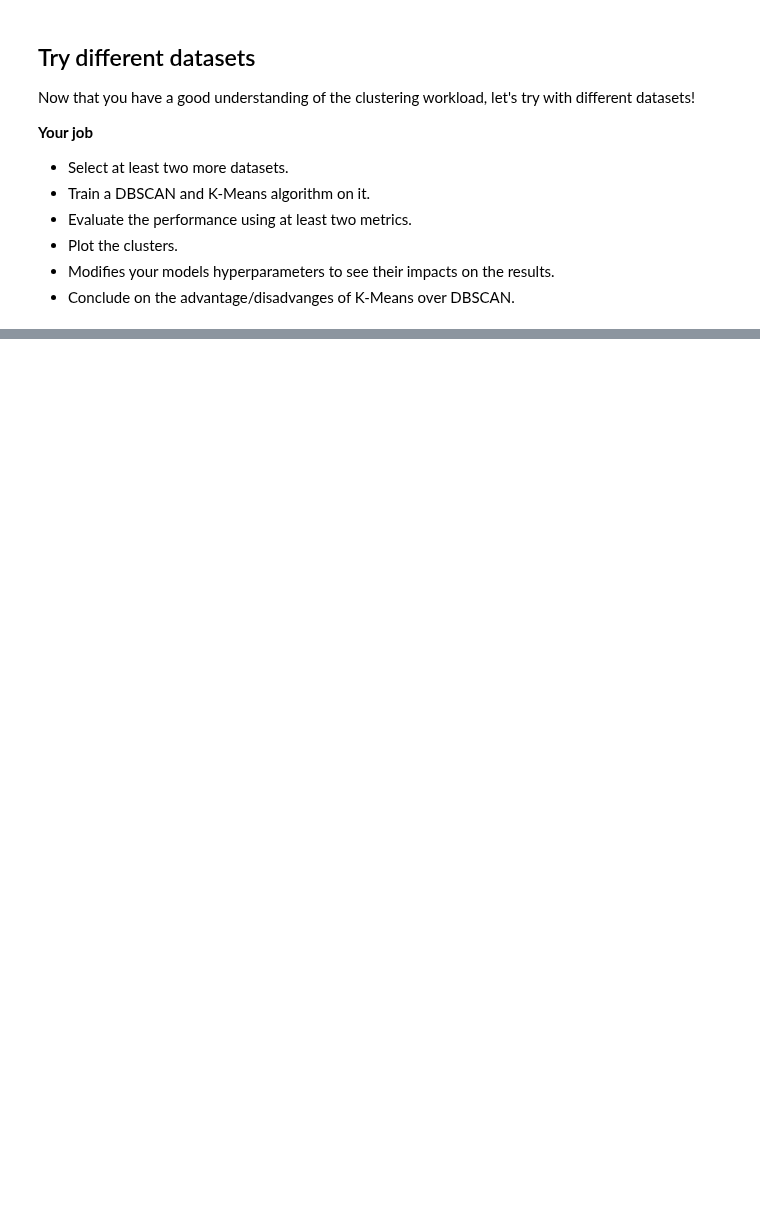
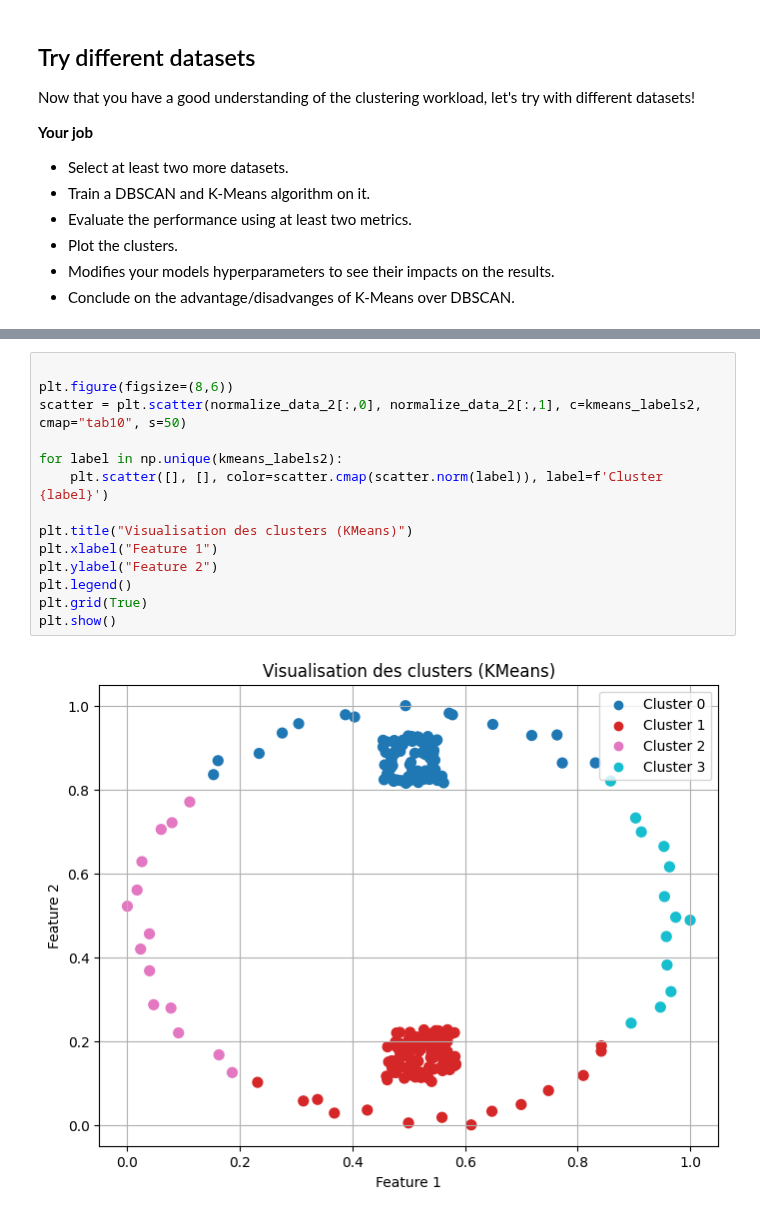
Before and after one commit to Xxxxr096/Project_maching_learning, a Jupyter notebook: part2_unsupervised_learning/1_clustering/clustering.ipynb, the cells around one changed output, grey strips where cells are left out. Drawn from its saved outputs; the diff is of its cells as text; blank space fills up the shorter version.

```diff
--- a/part2_unsupervised_learning/1_clustering/clustering.ipynb
+++ b/part2_unsupervised_learning/1_clustering/clustering.ipynb
@@ -221,0 +319,16 @@ Now that you have a good understanding of the clustering workload, let's try wit
+# %%
+
+plt.figure(figsize=(8,6))
+scatter = plt.scatter(normalize_data_2[:,0], normalize_data_2[:,1], c=kmeans_labels2, cmap="tab10", s=50)
+
+for label in np.unique(kmeans_labels2):
+    plt.scatter([], [], color=scatter.cmap(scatter.norm(label)), label=f'Cluster {label}')
+
+plt.title("Visualisation des clusters (KMeans)")
+plt.xlabel("Feature 1")
+plt.ylabel("Feature 2")
+plt.legend()
+plt.grid(True)
+plt.show()
+# %% [output]
+[figure, added]
```
Also changed, not shown: parts of 18 cells of this notebook.
